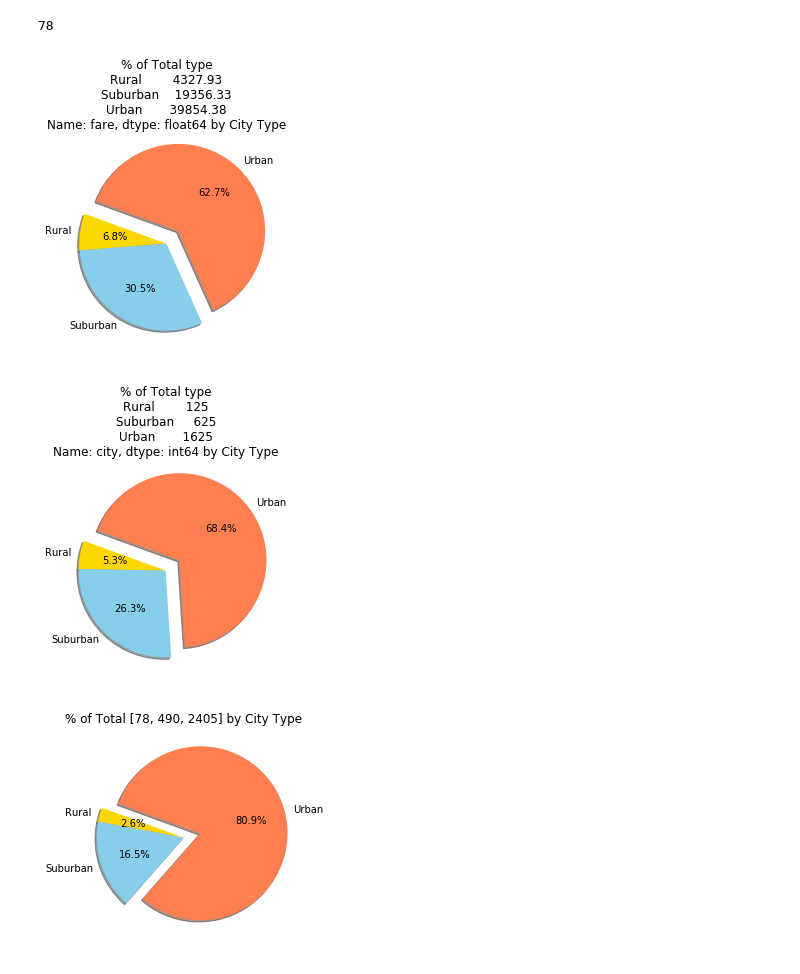
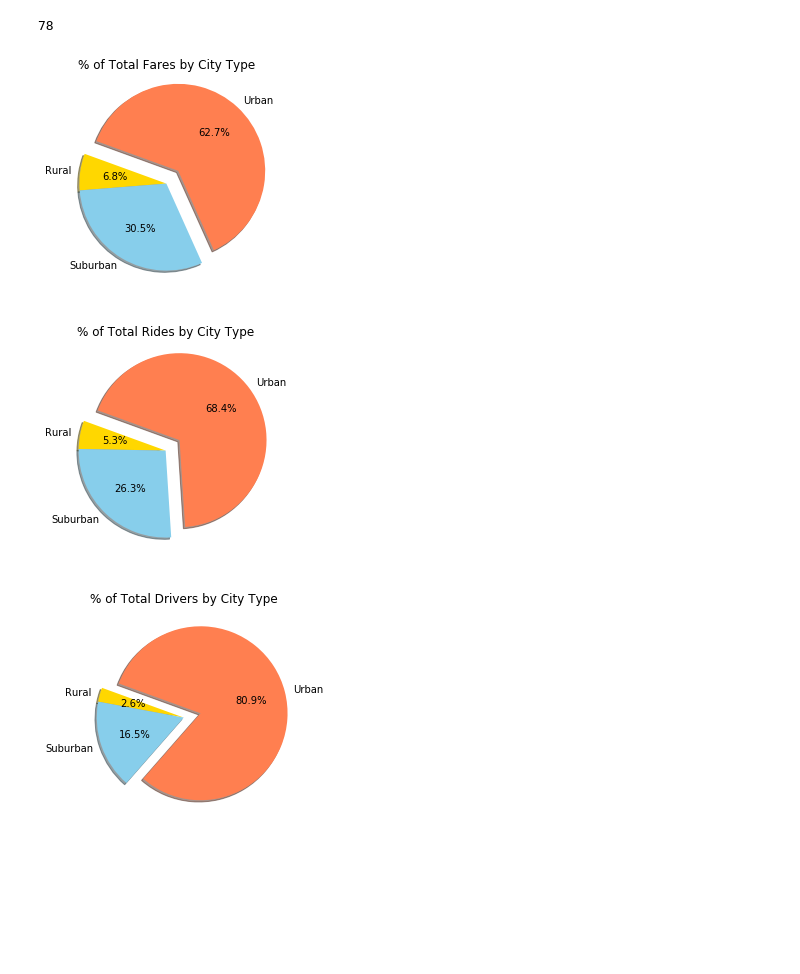
Before and after one commit to barbercummings/Homework-5-Pyber, a Jupyter notebook: Pyber/Homework 5.ipynb, the cells around one changed output. Cells and saved outputs as stored; diff of their text form; code cells hidden in the pictures; blank space fills up the shorter version.

```diff
--- a/Pyber/Homework 5.ipynb
+++ b/Pyber/Homework 5.ipynb
@@ -246,17 +258,30 @@ colors = ["gold", "skyblue", "coral"]
 explode = (0, 0, 0.2)
+# %%
+# building the pie charts
+# piechart 1 - fares
+plt.pie(sizes_fares, explode=explode, labels=labels, colors=colors,
+                       autopct="%1.1f%%", shadow=True, startangle=160,)
+
+# assigning title
+plt.title("% of Total Fares by City Type")
+plt.show()
+# %% [output]
+[figure, added]
+# %%
+# piechart 2 - Rides
+plt.pie(sizes_rides, explode=explode, labels=labels, colors=colors,
+                       autopct="%1.1f%%", shadow=True, startangle=160,)
+
+plt.title("% of Total Rides by City Type")
+plt.show()
+# %% [output]
+[figure, added]
 # %%
-# Creates the pie chart based upon the values above
-# Automatically finds the percentages of each part of the pie chart
-
-for sizes in [sizes_fares, sizes_rides, [num_rur, num_sub, num_urb]]:
-
-
-    plot = plt.pie(sizes, explode=explode, labels=labels, colors=colors,
+# piechart #3 - Drivers
+plt.pie([num_rur, num_sub, num_urb], explode=explode, labels=labels, colors=colors,
                        autopct="%1.1f%%", shadow=True, startangle=160)
 
-    plt.title(f'% of Total {sizes} by City Type')
-    plt.show(plot)
+plt.title("% of Total Drivers by City Type")
+plt.show()
 # %% [output]
-[figure, old version]
+[figure, new version]
-[figure, removed]
-[figure, removed]
```
Also changed, not shown: parts of 6 cells of this notebook.
